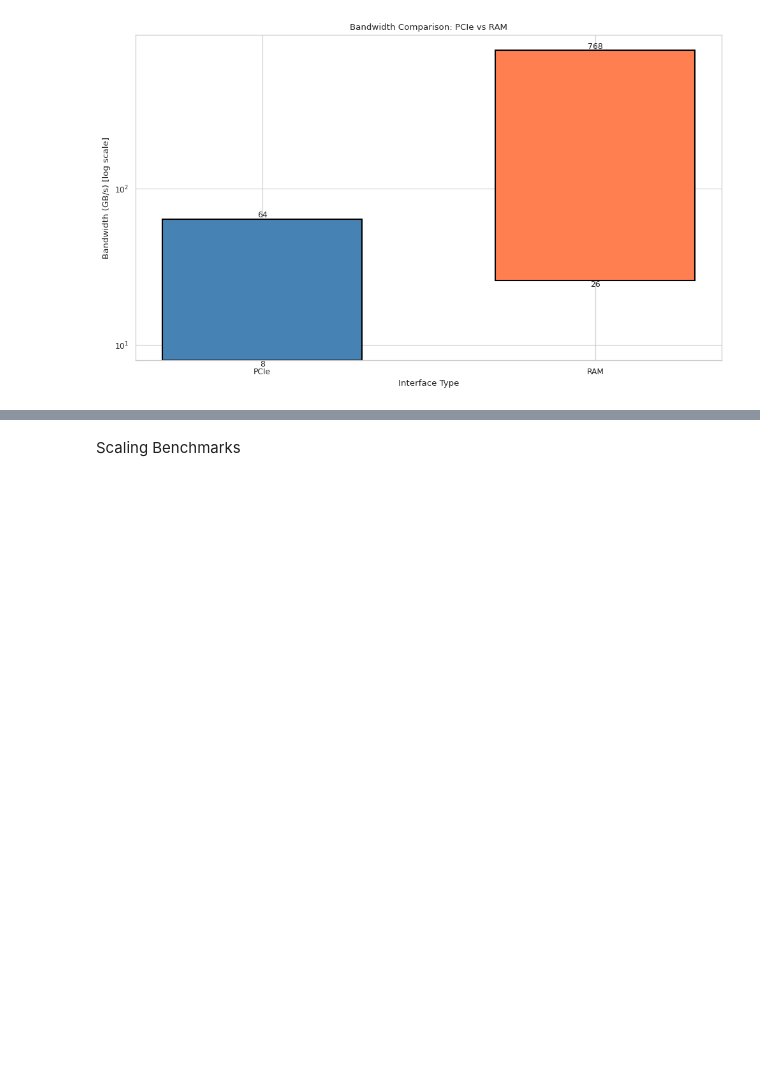
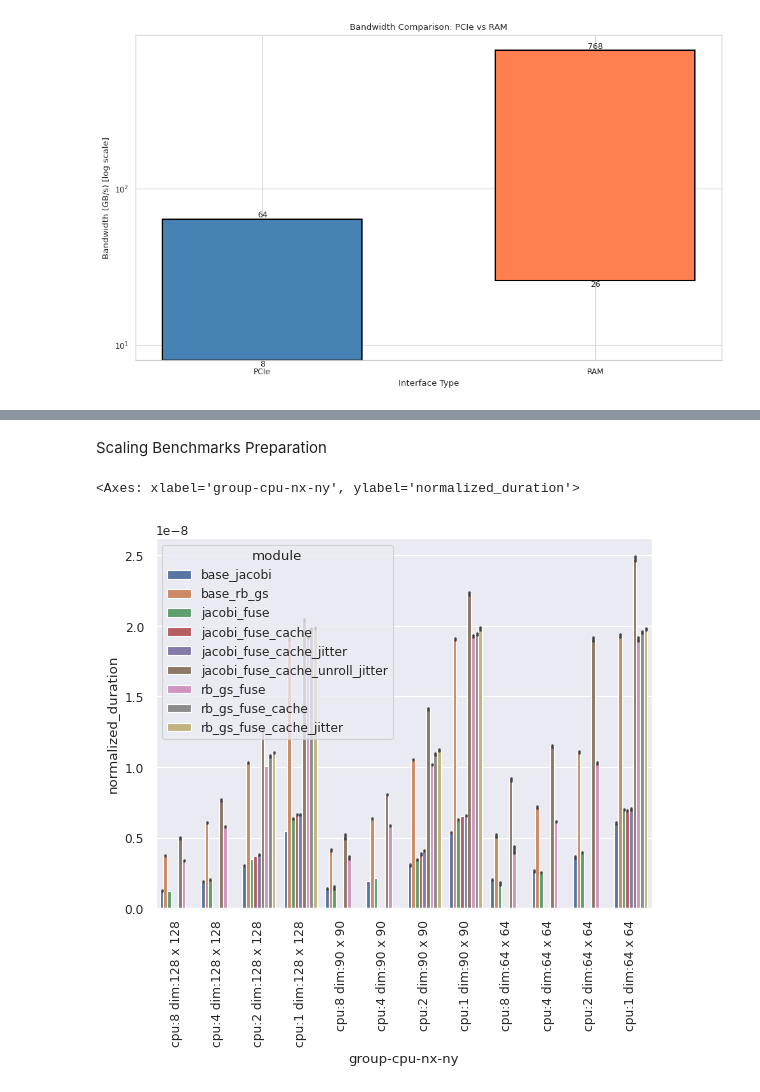
Before and after one commit to MarcelFerrari/Pyroclast, a Jupyter notebook: scripts/thesis/thesis_plots.ipynb, the cells around one changed output, grey strips where cells are left out. Drawn from its saved outputs; the diff is of its cells as text; code cells hidden in the pictures; blank space fills up the shorter version.

```diff
--- a/scripts/thesis/thesis_plots.ipynb
+++ b/scripts/thesis/thesis_plots.ipynb
@@ -199,2 +207,57 @@ with sns.axes_style("whitegrid"):
 # %% [markdown]
-Scaling Benchmarks
+Scaling Benchmarks Preparation
+# %%
+import os
+from benchmark import results_processing as rp
+cpu_laptop = ["/home/alisot2000/Documents/02_ETH/Bachelor_Thesis/Pyroclast/scripts/thesis/benchmark_results_copy/scaling/laptop/pcbm_20251126-172116_qqXgCQdFiaRxcGMqobL3T0izUXQPGp_4y1qm0wPq8V8=.json",
+              "/home/alisot2000/Documents/02_ETH/Bachelor_Thesis/Pyroclast/scripts/thesis/benchmark_results_copy/scaling/laptop/pcbm_20251126-172402_yR4wMUlUsLxRn_8L3P-_eaYTsZlw9lhDFA7SxyNFGos=.json",
+              "/home/alisot2000/Documents/02_ETH/Bachelor_Thesis/Pyroclast/scripts/thesis/benchmark_results_copy/scaling/laptop/pcbm_20251126-172707__J4r61NlWsPdFCja5QInNabhd0ZaJ35aIBlcU7411lA=.json"]
+gpu_laptop = ["/home/alisot2000/Documents/02_ETH/Bachelor_Thesis/Pyroclast/scripts/thesis/benchmark_results_copy/scaling/laptop/pcbm_20251126-174311_IaFB5ap-CdjyYY5fdhf34XSV0-eV4R2_nra0FtSPT3w=.json",
+              "/home/alisot2000/Documents/02_ETH/Bachelor_Thesis/Pyroclast/scripts/thesis/benchmark_results_copy/scaling/laptop/pcbm_20251126-174437_r9VrjcXLa2TGaJ--t_jN4ENvTaFlXaok4ZchOF0pNhc=.json",
+              "/home/alisot2000/Documents/02_ETH/Bachelor_Thesis/Pyroclast/scripts/thesis/benchmark_results_copy/scaling/laptop/pcbm_20251126-174601_7bEakRoJEujBKzyGn9BFnijCHYH6zjUWKQIdTpEAx2w=.json"]
+cpu_piora = ["/home/alisot2000/Documents/02_ETH/Bachelor_Thesis/Pyroclast/scripts/thesis/benchmark_results_copy/scaling/piora/pcbm_20251126-171428_YukGQdcGJpJfNj16B9W5poz9zZJemH0tTpiTlQm5m8A=.json",
+             "/home/alisot2000/Documents/02_ETH/Bachelor_Thesis/Pyroclast/scripts/thesis/benchmark_results_copy/scaling/piora/pcbm_20251126-171831_iv-a2oQelBnAUrk08e20sXLdgDks45GbhX3hpxYv5S4=.json",
+             "/home/alisot2000/Documents/02_ETH/Bachelor_Thesis/Pyroclast/scripts/thesis/benchmark_results_copy/scaling/piora/pcbm_20251126-172237_qh0UwKH-OvVt_-lDtgv8uZAKC4iGNAwYEtWvbyFI1h4=.json"]
+gpu_piora = ["/home/alisot2000/Documents/02_ETH/Bachelor_Thesis/Pyroclast/scripts/thesis/benchmark_results_copy/scaling/piora/pcbm_20251126-180807_ymGTaQA9dd79dKTU5DYX8S_QduczEdtoLbC0ICAGwi8=.json",
+             "/home/alisot2000/Documents/02_ETH/Bachelor_Thesis/Pyroclast/scripts/thesis/benchmark_results_copy/scaling/piora/pcbm_20251126-180929_pg1TTx_7sz6G7NpBLxIAZMczDIO6OpszGxXveaAsfqY=.json",
+             "/home/alisot2000/Documents/02_ETH/Bachelor_Thesis/Pyroclast/scripts/thesis/benchmark_results_copy/scaling/piora/pcbm_20251126-181038_v1v5uiImZXSp_UUyr_8GbElNl0-XmfolaM2xn8jgHo8=.json"]
+
+cpu_small_laptop, cpu_medium_laptop, cpu_large_laptop = list(map(lambda p: rp.create_dataframe(rp.load_benchmark_run(path=p)), cpu_laptop))
+gpu_small_laptop, gpu_medium_laptop, gpu_large_laptop = list(map(lambda p: rp.create_dataframe(rp.load_benchmark_run(path=p)), gpu_laptop))
+cpu_small_piora, cpu_medium_piora, cpu_large_piora = list(map(lambda p: rp.create_dataframe(rp.load_benchmark_run(path=p)), cpu_laptop))
+gpu_small_piora, gpu_medium_piora, gpu_large_piora = list(map(lambda p: rp.create_dataframe(rp.load_benchmark_run(path=p)), cpu_laptop))
+
+def add_name_device(df: pd.DataFrame, benchmark_name: str, device: str):
+    df["benchmark_name"] = benchmark_name
+    df["device"] = device
+    return df
+
+# Add columns for easier identification
+cpu_small_laptop = add_name_device(cpu_small_laptop, benchmark_name="cpu_small_laptop", device="cpu")
+cpu_medium_laptop = add_name_device(cpu_medium_laptop, benchmark_name="cpu_medium_laptop", device="cpu")
+cpu_large_laptop = add_name_device(cpu_large_laptop, benchmark_name="cpu_large_laptop", device="cpu")
+
+gpu_small_laptop = add_name_device(gpu_small_laptop, benchmark_name="gpu_small_laptop", device="gpu")
+gpu_medium_laptop = add_name_device(gpu_medium_laptop, benchmark_name="gpu_medium_laptop", device="gpu")
+gpu_large_laptop = add_name_device(gpu_large_laptop, benchmark_name="gpu_large_laptop", device="gpu")
+
+laptop_scaling = pd.concat([cpu_small_laptop, cpu_medium_laptop, cpu_large_laptop, gpu_small_laptop,  gpu_medium_laptop, gpu_large_laptop], ignore_index=True)
+laptop_scaling = rp.augment_df(laptop_scaling)
+
+cpu_small_piora = add_name_device(cpu_small_piora, benchmark_name="cpu_small_piora", device="cpu")
+cpu_medium_piora = add_name_device(cpu_medium_piora, benchmark_name="cpu_medium_piora", device="cpu")
+cpu_large_piora = add_name_device(cpu_large_piora, benchmark_name="cpu_large_piora", device="cpu")
+
+gpu_small_piora = add_name_device(gpu_small_piora, benchmark_name="gpu_small_piora", device="gpu")
+gpu_medium_piora = add_name_device(gpu_medium_piora, benchmark_name="gpu_medium_piora", device="gpu")
+gpu_large_piora = add_name_device(gpu_large_piora, benchmark_name="gpu_large_piora", device="gpu")
+
+piora_scaling = pd.concat([cpu_small_piora, cpu_medium_piora, cpu_large_piora, gpu_small_piora,  gpu_medium_piora, gpu_large_piora], ignore_index=True)
+piora_scaling = rp.augment_df(piora_scaling)
+
+
+plt.xticks(rotation=90)
+sns.barplot(piora_scaling.query("benchmark_name == 'cpu_small_piora'"), x="group-cpu-nx-ny", y="normalized_duration", hue="module")
+# %% [output]
+<Axes: xlabel='group-cpu-nx-ny', ylabel='normalized_duration'>
+[figure, added]
```
Also changed, not shown: parts of 2 cells of this notebook.
